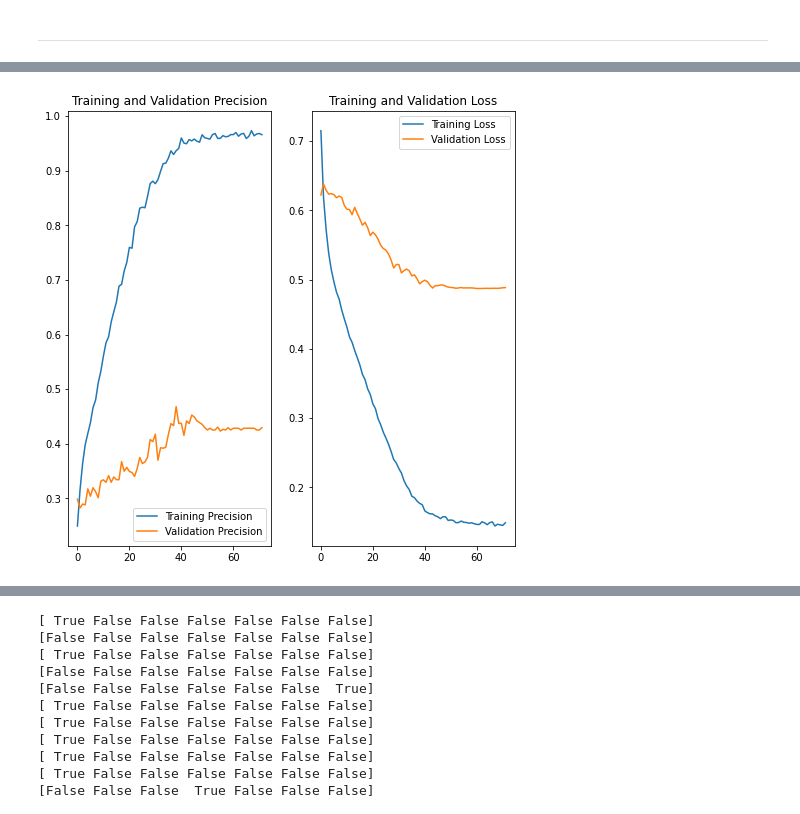
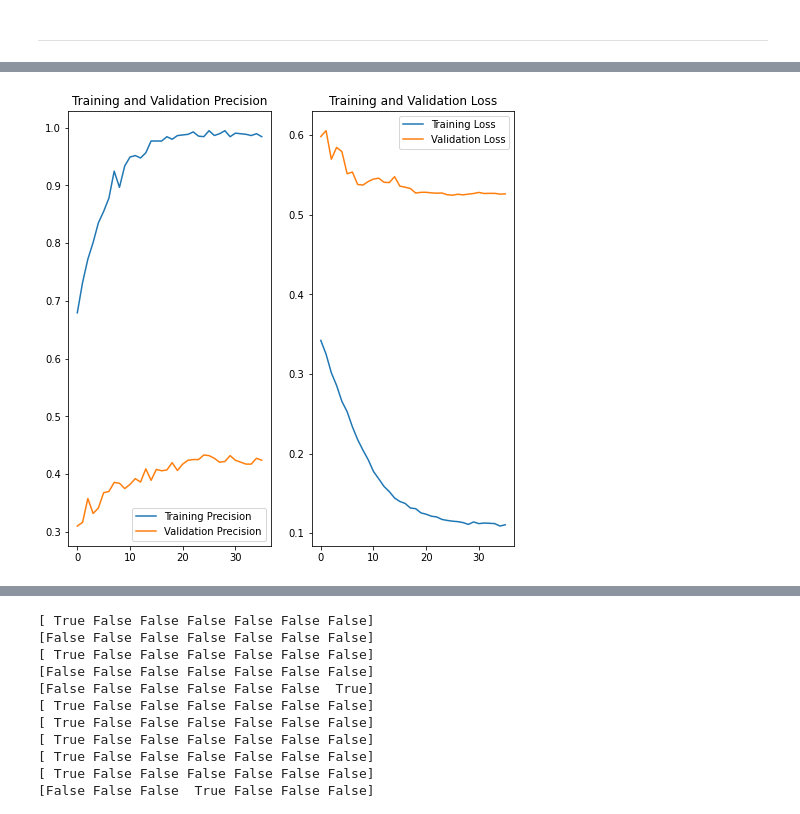
Before and after one commit to cid2rrrr/0220dbtest, a Jupyter notebook: realResNet.ipynb, the cells around one changed output, grey strips where cells are left out. Cells and saved outputs as stored; diff of their text form; code cells hidden in the pictures.

```diff
--- a/realResNet.ipynb
+++ b/realResNet.ipynb
@@ -102,7 +135,7 @@ y_out_s = y_out_s[:900]
 optimizer = tf.keras.optimizers.RMSprop(lr=0.045, epsilon=1.0, decay=0.9)
 
 model.compile(optimizer='adam',
-            loss='binary_crossentropy',
+            loss=keras.losses.SparseCategoricalCrossentropy(),
             metrics=['Precision', 'Recall', tf.compat.v1.losses.log_loss, 'BinaryAccuracy'])
 # %%
 # 성능 기반 스케줄링
@@ -204,8 +234,18 @@ for layer in resnet.layers:
 optimizer = tf.keras.optimizers.RMSprop(lr=0.045, epsilon=1.0, decay=0.9)
 
 model.compile(optimizer='adam',
-            loss='binary_crossentropy',
+            loss=tf.nn.weighted_cross_entropy_with_logits,
             metrics=['Precision', 'Recall', 'BinaryAccuracy'])
 # %%
 # 성능 기반 스케줄링
 lr_scheduler = tf.keras.callbacks.ReduceLROnPlateau(factor=0.5, patience=3)
+# %%
+with tf.device("/device:GPU:0"):
+    history = model.fit(
+        [img_arr_s, fac_input_s,clr_input_s],
+        y_out_s,
+        batch_size=32,
+        epochs=10,
+        validation_split=0.2
+        # callbacks=[lr_scheduler, tf.keras.callbacks.EarlyStopping(patience=10)]
+    )
@@ -240,27 +289,27 @@ Epoch 45/100
 # %%
 import matplotlib.pyplot as plt
 
 acc = history.history['precision']
 val_acc = history.history['val_precision']
 
 loss = history.history['loss']
 val_loss = history.history['val_loss']
 
-epochs_range = range(72)
+epochs_range = range(36)
 
 plt.figure(figsize=(8, 8))
 plt.subplot(1, 2, 1)
 plt.plot(epochs_range, acc, label='Training Precision')
 plt.plot(epochs_range, val_acc, label='Validation Precision')
 plt.legend(loc='lower right')
 plt.title('Training and Validation Precision')
 
 plt.subplot(1, 2, 2)
 plt.plot(epochs_range, loss, label='Training Loss')
 plt.plot(epochs_range, val_loss, label='Validation Loss')
 plt.legend(loc='upper right')
 plt.title('Training and Validation Loss')
 plt.show()
 # %% [output]
-[figure, old version]
+[figure, new version]
 # %%
```
Also changed, not shown: parts of 13 cells of this notebook, 4 other files.
